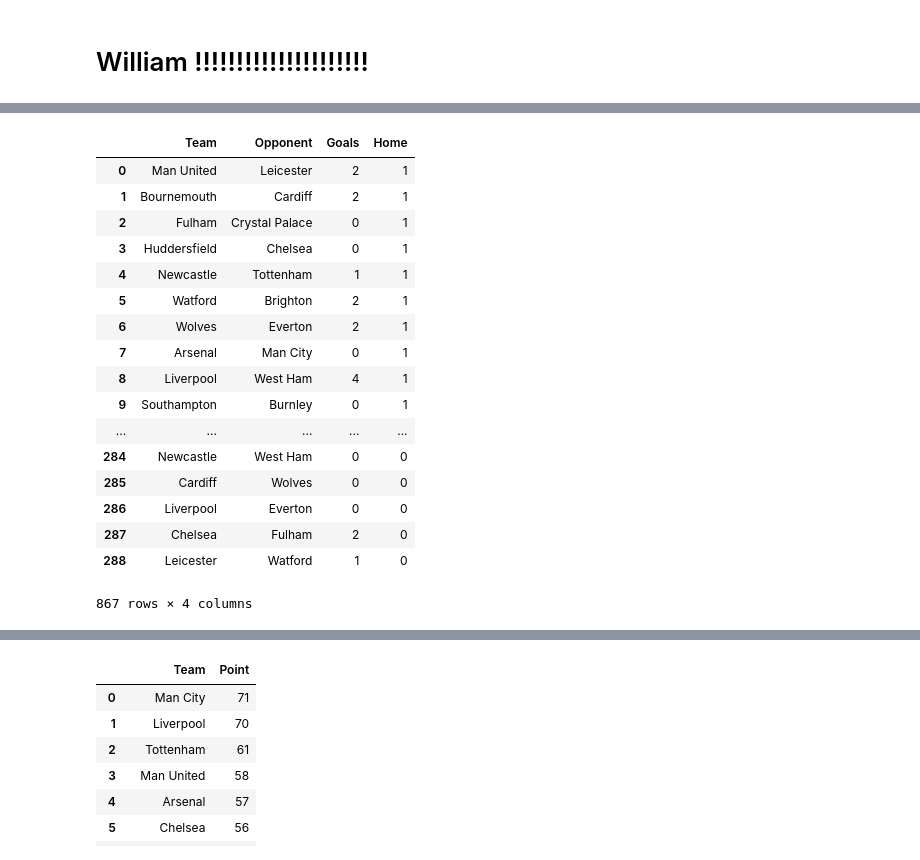
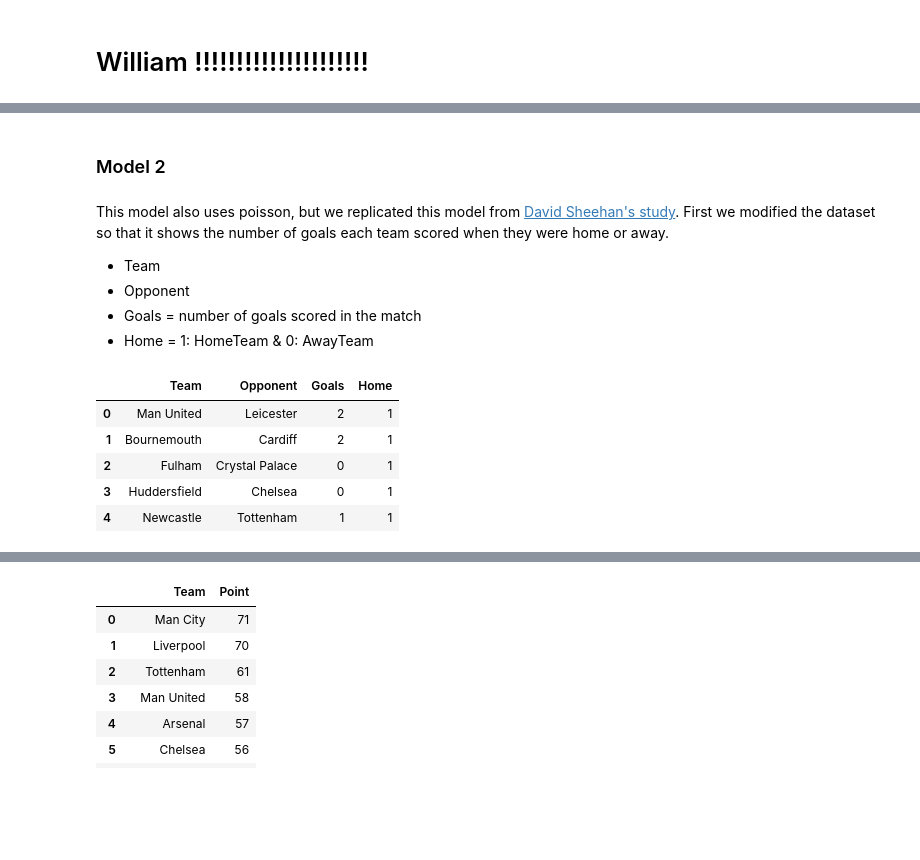
Before and after one commit to info370a-w19-finalproject2/final_project, a Jupyter notebook: won_report.ipynb, the cells around one changed output, grey strips where cells are left out. Cells and saved outputs as stored; diff of their text form; code cells hidden in the pictures; blank space fills up the shorter version.

```diff
--- a/won_report.ipynb
+++ b/won_report.ipynb
@@ -187,3 +225,12 @@ scatter_matrix(data_1415, figsize=(10,10))
+# %% [markdown]
+### Model 2
+# %% [markdown]
+This model also uses poisson, but we replicated this model from [David Sheehan's study](https://dashee87.github.io/football/python/predicting-football-results-with-statistical-modelling/). First we modified the  dataset so that it shows the number of goals each team scored when they were home or away.
+
+* Team
+* Opponent
+* Goals = number of goals scored in the match
+* Home = 1: HomeTeam & 0: AwayTeam
 # %%
 team_opponent_data_home = data_1819[['HomeTeam', 'AwayTeam', 'FTHG']]
 team_opponent_data_home.columns = ['Team', 'Opponent', 'Goals']
@@ -194,26 +241,14 @@ team_opponent_data_away['Home'] = 0
 
 team_opponent_data = team_opponent_data_home.append(team_opponent_data_home).append(team_opponent_data_away)
 # %%
-team_opponent_data
+team_opponent_data.head()
 # %% [output]
 |  | Team | Opponent | Goals | Home |
 | 0 | Man United | Leicester | 2 | 1 |
 | 1 | Bournemouth | Cardiff | 2 | 1 |
 | 2 | Fulham | Crystal Palace | 0 | 1 |
 | 3 | Huddersfield | Chelsea | 0 | 1 |
 | 4 | Newcastle | Tottenham | 1 | 1 |
-| 5 | Watford | Brighton | 2 | 1 |
-| 6 | Wolves | Everton | 2 | 1 |
-| 7 | Arsenal | Man City | 0 | 1 |
-| 8 | Liverpool | West Ham | 4 | 1 |
-| 9 | Southampton | Burnley | 0 | 1 |
-| ... | ... | ... | ... | ... |
-| 284 | Newcastle | West Ham | 0 | 0 |
-| 285 | Cardiff | Wolves | 0 | 0 |
-| 286 | Liverpool | Everton | 0 | 0 |
-| 287 | Chelsea | Fulham | 2 | 0 |
-| 288 | Leicester | Watford | 1 | 0 |
-867 rows × 4 columns
 # %%
 poisson_model = smf.glm(formula="Goals ~ Home + Team + Opponent", data=team_opponent_data,
                         family=sm.families.Poisson()).fit()
```
Also changed, not shown: parts of 12 cells of this notebook, 1 other file.
